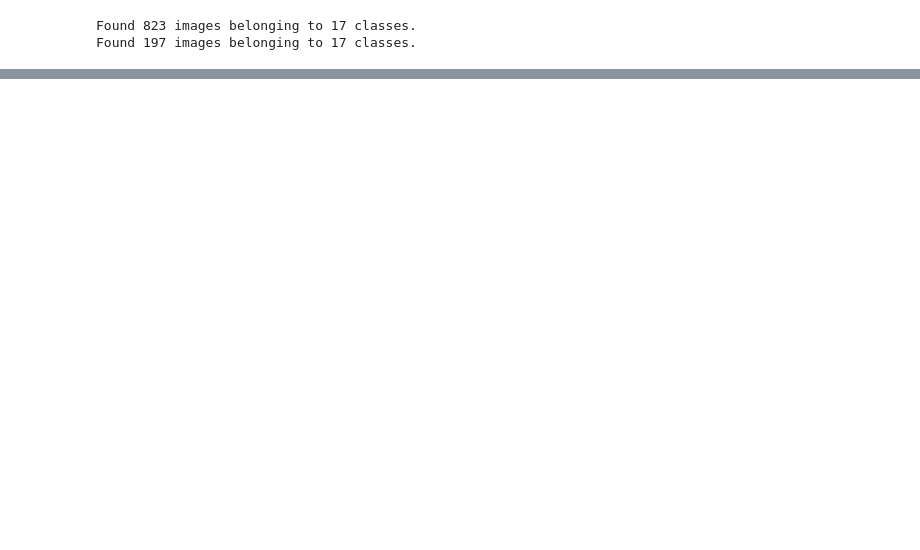
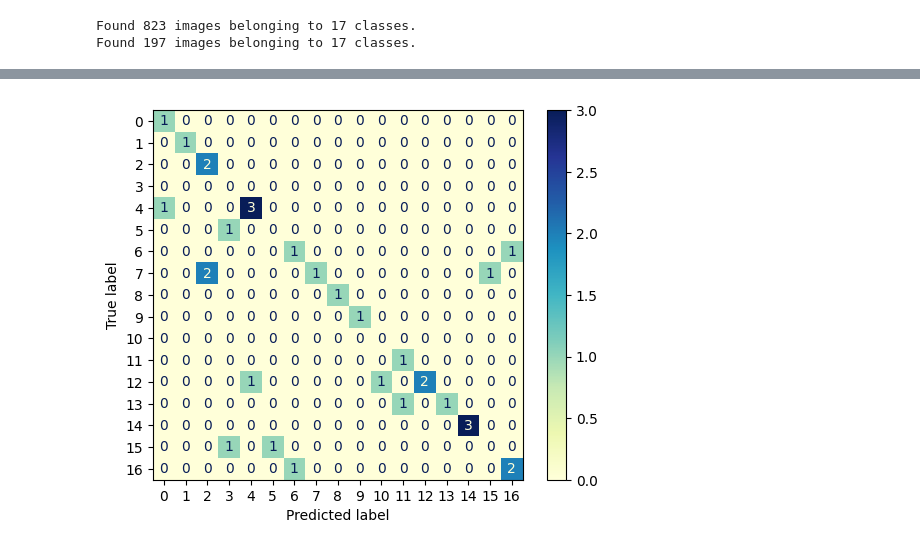
Before and after one commit to SobhanSaeedi7/DeepLearning, a Jupyter notebook: 3.Augmetation/2_17Flower.ipynb, the cells around one changed output, grey strips where cells are left out. Drawn from its saved outputs; the diff is of its cells as text; code cells hidden in the pictures; blank space fills up the shorter version.

Commit message:
Every Thing is Done. Just need to working on Model

```diff
--- a/3.Augmetation/2_17Flower.ipynb
+++ b/3.Augmetation/2_17Flower.ipynb
@@ -104,22 +103,3 @@ Epoch 20/20
-# %%
-model = models.Sequential([
-    layers.Conv2D(64, (3, 3), strides=(2, 2), activation='relu', padding='same', input_shape=(224, 224, 3)),
-    layers.MaxPooling2D(),
-    layers.Conv2D(128, (3, 3), strides=(2, 2), activation='relu', padding='same'),
-    layers.MaxPooling2D(),
-    layers.Conv2D(265, (3, 3), strides=(2, 2), activation='relu', padding='same'),
-    layers.MaxPooling2D(),
-
-    layers.Flatten(),
-
-    layers.Dense(1080, activation='relu'),
-    layers.Dense(17, activation='softmax')
-])
-# %%
-model.compile(optimizer=tf.keras.optimizers.Adam(learning_rate=0.001),
-              loss=tf.keras.losses.categorical_crossentropy,
-              metrics=['accuracy']
-              )
 # %%
 history_augmented = model.fit(dataset_train_augmented,
                     validation_data=dataset_validation_augmented,
@@ -182,10 +125,12 @@ ValueError: The number of FixedLocator locations (16), usually from a call to se
 # %%
-test_dataset_path = '/content/drive/MyDrive/datasets/17Flowers/test'
+idg = ImageDataGenerator(
+    rescale=1./255
+)
 
-
-dataset_test = image_dataset_from_directory(
-    test_dataset_path,
+dataset_test = idg.flow_from_directory(
+    '/content/drive/MyDrive/datasets/17Flowers/test',
     shuffle=True,
-    image_size=(224, 224)
+    subset='training',
+    target_size=(224, 224)
 )
 # %% [output]
@@ -200,0 +143,7 @@ ValueError: in user code:
+# %%
+X_vall, Y_vall = dataset_test[0]
+
+Y_pred = model.predict(X_vall)
+
+Y_vall = np.argmax(Y_vall, axis=1)
+Y_pred = np.argmax(Y_pred, axis=1)
@@ -200,0 +152,9 @@ ValueError: in user code:
+# %%
+confusion_matrix = metrics.confusion_matrix(Y_pred, Y_vall)
+
+cm_display = metrics.ConfusionMatrixDisplay(confusion_matrix = confusion_matrix)
+
+cm_display.plot(cmap='YlGnBu')
+plt.show()
+# %% [output]
+[figure, added]
```
Also changed, not shown: parts of 13 cells of this notebook.
